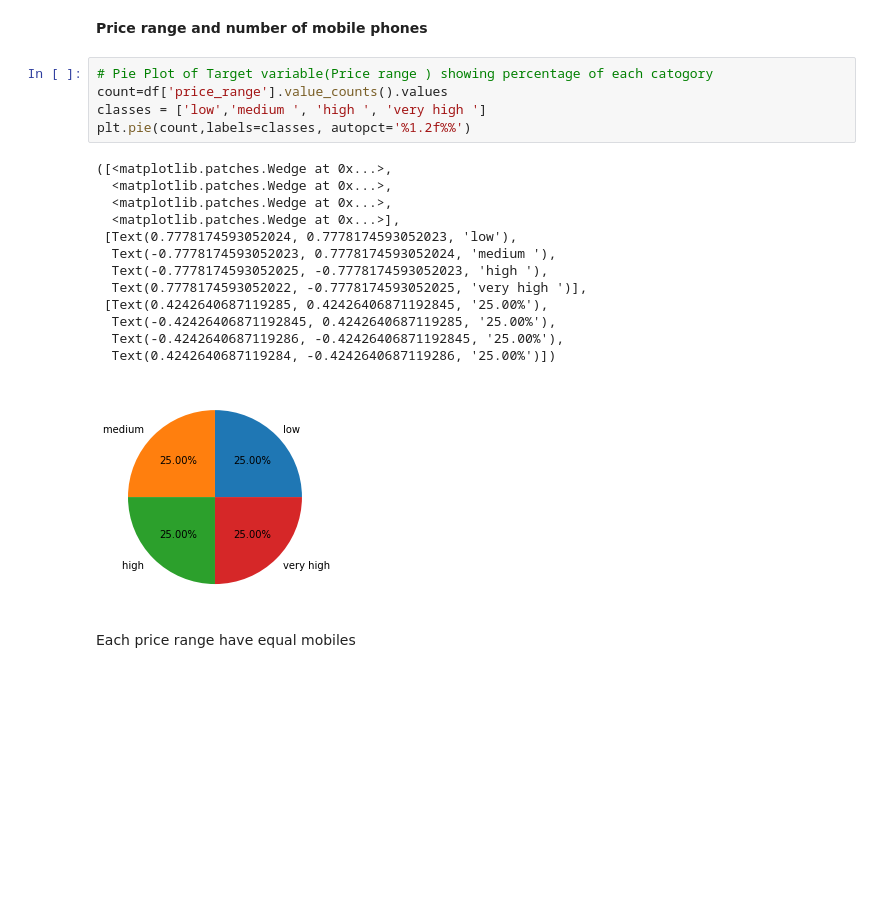
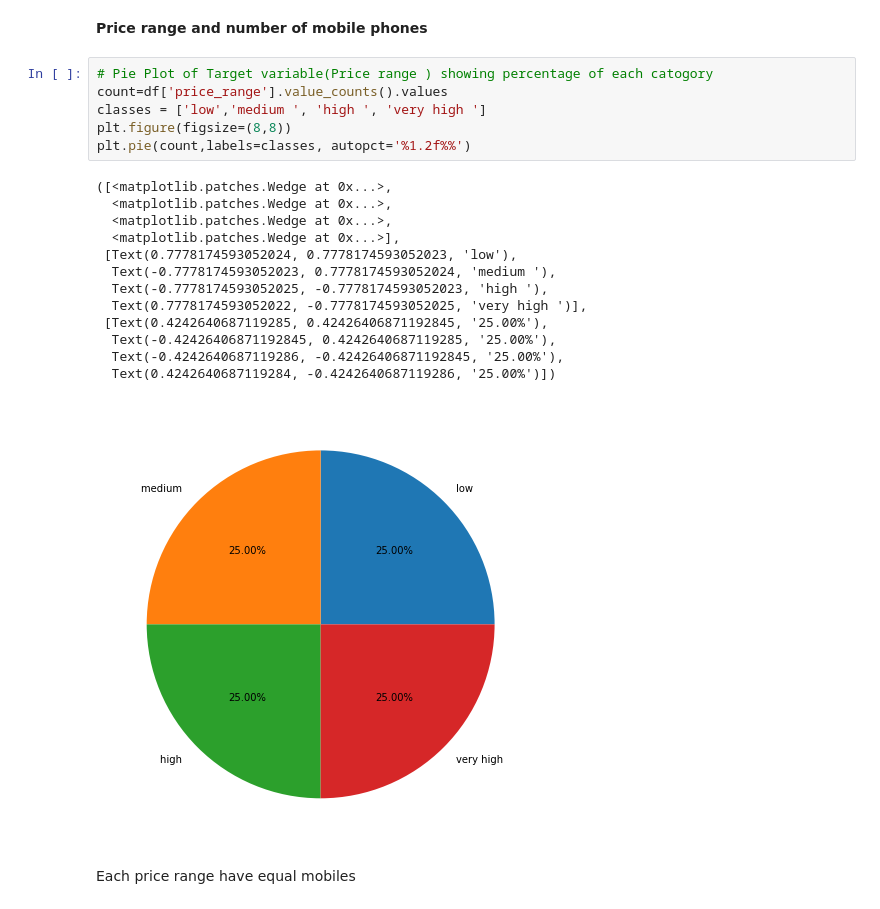
Before and after one commit to nitishkumar34/mobile-price, a Jupyter notebook: capstone_3.ipynb, the cells around one changed output. Cells and saved outputs as stored; diff of their text form; blank space fills up the shorter version.

```diff
--- a/capstone_3.ipynb
+++ b/capstone_3.ipynb
@@ -189,22 +190,23 @@ sns.countplot(df['price_range'])
 # %%
 # Pie Plot of Target variable(Price range ) showing percentage of each catogory
 count=df['price_range'].value_counts().values
 classes = ['low','medium ', 'high ', 'very high ']
+plt.figure(figsize=(8,8))
 plt.pie(count,labels=classes, autopct='%1.2f%%')
 # %% [output]
 ([<matplotlib.patches.Wedge at 0x...>,
   <matplotlib.patches.Wedge at 0x...>,
   <matplotlib.patches.Wedge at 0x...>,
   <matplotlib.patches.Wedge at 0x...>],
  [Text(0.7778174593052024, 0.7778174593052023, 'low'),
   Text(-0.7778174593052023, 0.7778174593052024, 'medium '),
   Text(-0.7778174593052025, -0.7778174593052023, 'high '),
   Text(0.7778174593052022, -0.7778174593052025, 'very high ')],
  [Text(0.4242640687119285, 0.42426406871192845, '25.00%'),
   Text(-0.42426406871192845, 0.4242640687119285, '25.00%'),
   Text(-0.4242640687119286, -0.42426406871192845, '25.00%'),
   Text(0.4242640687119284, -0.4242640687119286, '25.00%')])
-[figure, old version]
+[figure, new version]
 # %% [markdown]
 Each price range have equal mobiles
 # %% [markdown]
```
Also changed, not shown: parts of 3 cells of this notebook.
